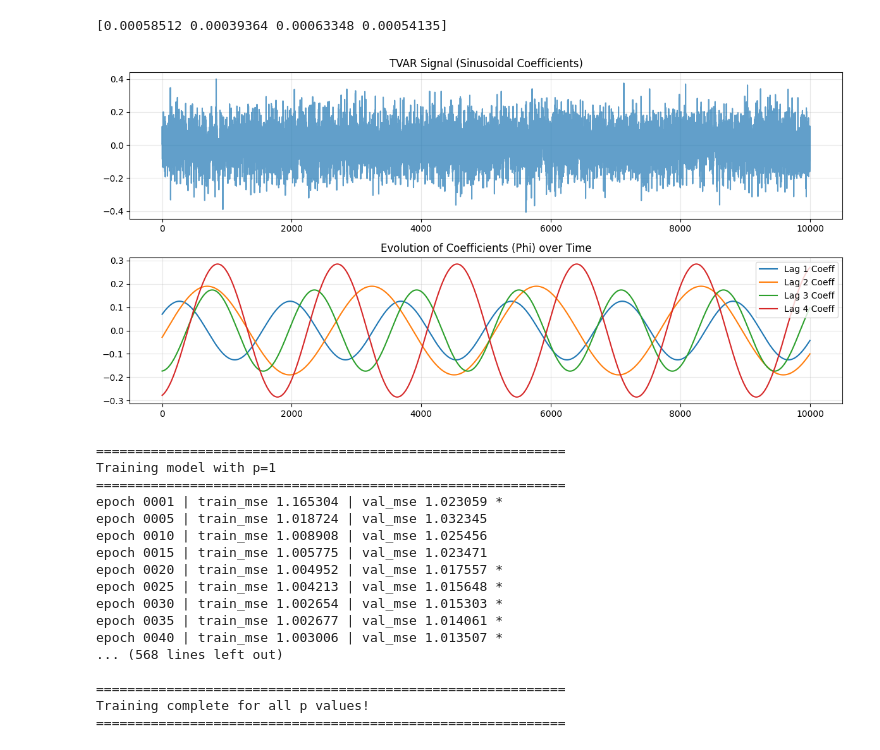
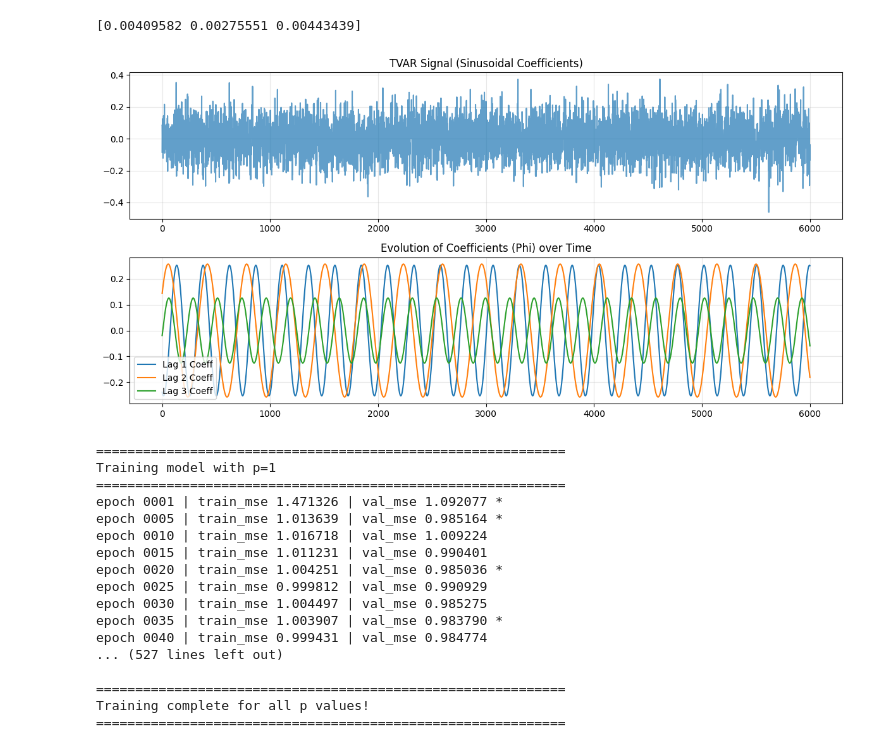
Before and after one commit to erfanzabeh/StocasticDiffEq_Simulation, a Jupyter notebook: ref/tvar_linear_mlp.ipynb, the cells around one changed output. Drawn from its saved outputs; the diff is of its cells as text; code cells hidden in the pictures.

```diff
--- a/ref/tvar_linear_mlp.ipynb
+++ b/ref/tvar_linear_mlp.ipynb
@@ -25,7 +25,7 @@ def generate_sinusoidal_tvar(n=6000, p=3, noise_std=0.1, seed=42):
     # phi_i(t) = scale * sin(freq * t + phase)
 
     # Random frequencies between 0.001 and 0.005 (slow evolution)
-    freqs = rng.uniform(0.001, 0.005, size=p) / 7
+    freqs = rng.uniform(0.001, 0.005, size=p)
     print(freqs)
     phases = rng.uniform(0, 2*np.pi, size=p)
 
@@ -55,36 +55,36 @@ def generate_sinusoidal_tvar(n=6000, p=3, noise_std=0.1, seed=42):
         x[t] = np.dot(a_time[t], lags) + eps[t]
 
         # Stability check
         if np.abs(x[t]) > 1000:
             print(f"Signal exploded at t={t}")
             break
 
     return x, a_time, t_arr
 
 # --- Generate and Visualize ---
-x, a_true, t = generate_sinusoidal_tvar(n=10000, p=4)
+x, a_true, t = generate_sinusoidal_tvar(n=6000, p=3)
 
 plt.figure(figsize=(12, 6))
 
 # Plot 1: The Generated Signal
 plt.subplot(2, 1, 1)
 plt.plot(t, x, alpha=0.7)
 plt.title("TVAR Signal (Sinusoidal Coefficients)")
 plt.grid(True, alpha=0.3)
 
 # Plot 2: The Underlying Coefficients (The "Hidden" Truth)
 plt.subplot(2, 1, 2)
 for i in range(a_true.shape[1]):
     plt.plot(t, a_true[:, i], label=f'Lag {i+1} Coeff')
 plt.title("Evolution of Coefficients (Phi) over Time")
 plt.legend()
 plt.grid(True, alpha=0.3)
 
 plt.tight_layout()
 plt.show()
 # %% [output]
-[0.00058512 0.00039364 0.00063348 0.00054135]
+[0.00409582 0.00275551 0.00443439]
-[figure, old version]
+[figure, new version]
 # %%
 # Make Lagged Dataset
 
@@ -266,16 +257,15 @@ for p in p_range:
     model, val_loss, norm_params = train_tvar(
         X_train, y_train, X_val, y_val,
         p_max=p,
-        hidden=64,
-        depth=2,
-        dropout=0.2,
-        lr=1e-3,
+        hidden=128,
+        depth=3,
+        dropout=0.05,
+        lr=2e-3,
         epochs=300,  # Maximum epochs (will stop early if converged)
-        batch_size=64,
+        batch_size=256,
         eval_every=5,  # Check validation more frequently
         patience=15,  # Stop if no improvement for 15 checks (75 epochs)
         min_delta=1e-6,  # Minimum improvement threshold
-        l1_lambda=1e-5,  # L1 regularization strength
         seed=42
     )
 
@@ -304,16 +294,16 @@ print(f"{'='*60}")
 ============================================================
 Training model with p=1
 ============================================================
-epoch 0001 | train_mse 1.165304 | val_mse 1.023059 *
-epoch 0005 | train_mse 1.018724 | val_mse 1.032345
-epoch 0010 | train_mse 1.008908 | val_mse 1.025456
-epoch 0015 | train_mse 1.005775 | val_mse 1.023471
-epoch 0020 | train_mse 1.004952 | val_mse 1.017557 *
-epoch 0025 | train_mse 1.004213 | val_mse 1.015648 *
-epoch 0030 | train_mse 1.002654 | val_mse 1.015303 *
-epoch 0035 | train_mse 1.002677 | val_mse 1.014061 *
-epoch 0040 | train_mse 1.003006 | val_mse 1.013507 *
-... (568 lines left out)
+epoch 0001 | train_mse 1.471326 | val_mse 1.092077 *
+epoch 0005 | train_mse 1.013639 | val_mse 0.985164 *
+epoch 0010 | train_mse 1.016718 | val_mse 1.009224
+epoch 0015 | train_mse 1.011231 | val_mse 0.990401
+epoch 0020 | train_mse 1.004251 | val_mse 0.985036 *
+epoch 0025 | train_mse 0.999812 | val_mse 0.990929
+epoch 0030 | train_mse 1.004497 | val_mse 0.985275
+epoch 0035 | train_mse 1.003907 | val_mse 0.983790 *
+epoch 0040 | train_mse 0.999431 | val_mse 0.984774
+... (527 lines left out)
 
 ============================================================
 Training complete for all p values!
```
Also changed, not shown: parts of 4 cells of this notebook, 12 other files.
